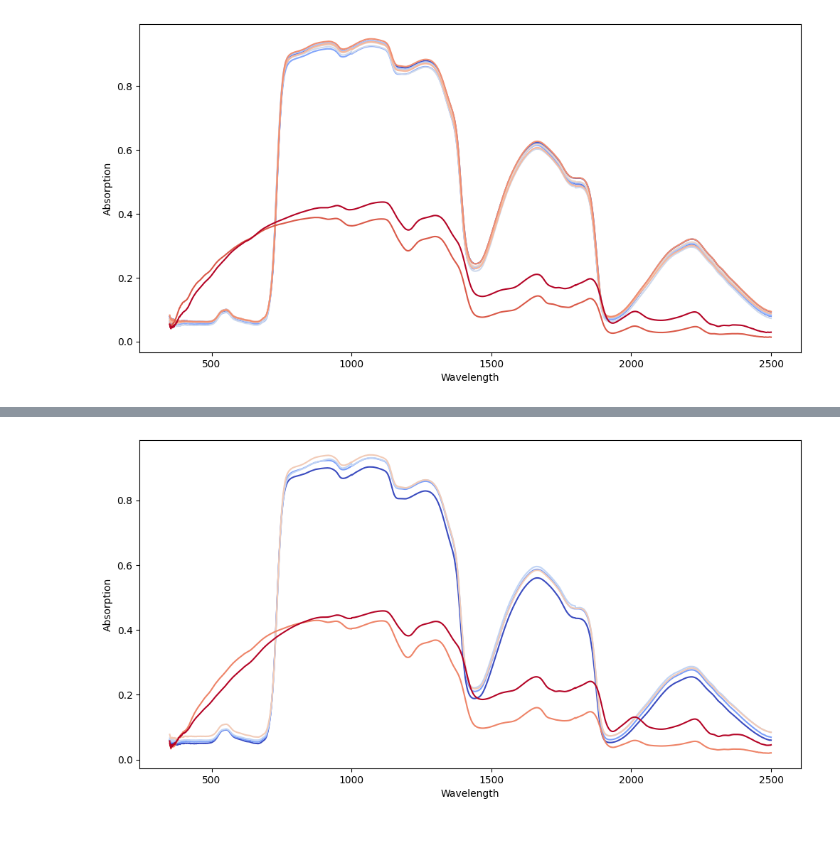
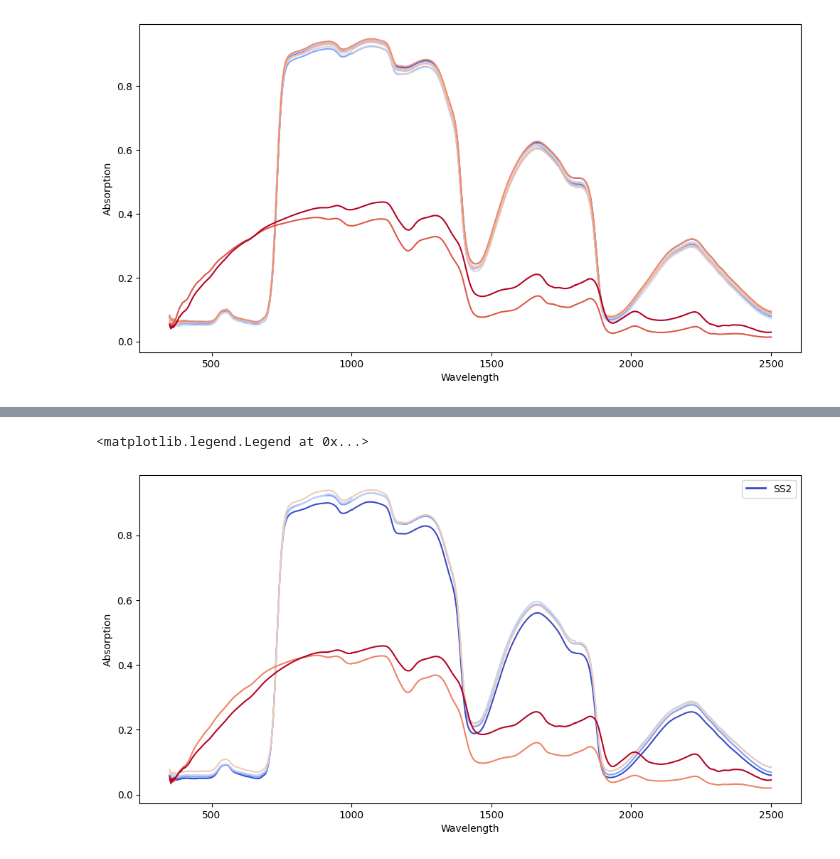
Before and after one commit to lucastabary/PIDR_RICOCHET, a Jupyter notebook: same_plant_viz.ipynb, the cells around one changed output, grey strips where cells are left out. Cells and saved outputs as stored; diff of their text form; code cells hidden in the pictures.

```diff
--- a/same_plant_viz.ipynb
+++ b/same_plant_viz.ipynb
@@ -79,4 +96,20 @@ num_curves = len(x_data_control)
 colors = cm.get_cmap('coolwarm', num_curves)
 for idx, k in enumerate(x_data_control):
     fill.plot(wavelength, k, color=colors(idx))
+
+# utiliser la date de chaque mesure comme label (détection automatique de la colonne date)
+date_col = None
+for c in SS1_plante.columns:
+    if any(x in c.lower() for x in ['date','jour','day','timestamp']):
+        date_col = c
+        break
+if date_col is None:
+    if 'Rep' in SS1_plante.columns:
+        dates = SS1_plante['Rep'].astype(str).tolist()
+    else:
+        dates = [str(i) for i in range(num_curves)]
+else:
+    dates = SS1_plante[date_col].astype(str).tolist()
+legend_elements = [Line2D([0], [0], color=colors(i), lw=2, label=dates[i]) for i in range(min(num_curves, len(dates)))]
+fill.legend(handles=legend_elements, loc='upper right')
 # %% [output]
@@ -84,28 +118,45 @@ for idx, k in enumerate(x_data_control):
 # %%
 #SS2
 SS2_plantes = data.drop(data[data.Rep>=2].index)
 SS2_plantes = SS2_plantes.loc[data["Traitement"]=="SS2",:]
 ID_count = SS2_plantes["ID"].value_counts()
 ID_indexes = ID_count.index.to_list() # range dans une liste la liste des index pour lequel la plante a le plus de valeur
 
 SS2_plante = SS2_plantes[SS2_plantes.ID == ID_indexes[0]]
 
 ##ploting
 wavelength = [i for i in range(350,2501)]
 x_data_control= SS2_plante.loc[:,"350":"2500"].to_numpy()
 
 plt.figure(figsize=(12,6))
 plt.xlabel("Wavelength")
 plt.ylabel("Absorption")
 fill = plt.subplot()
 
 import matplotlib.cm as cm
 num_curves = len(x_data_control)
 colors = cm.get_cmap('coolwarm', num_curves)
 for idx, k in enumerate(x_data_control):
     fill.plot(wavelength, k, color=colors(idx))
+
+# utiliser la date de chaque mesure comme label (détection automatique de la colonne date)
+date_col = None
+for c in SS2_plante.columns:
+    if any(x in c.lower() for x in ['date','jour','day','timestamp']):
+        date_col = c
+        break
+if date_col is None:
+    if 'Rep' in SS2_plante.columns:
+        dates = SS2_plante['Rep'].astype(str).tolist()
+    else:
+        dates = [str(i) for i in range(num_curves)]
+else:
+    dates = SS2_plante[date_col].astype(str).tolist()
+legend_elements = [Line2D([0], [0], color=colors(i), lw=2, label=dates[i]) for i in range(min(num_curves, len(dates)))]
+fill.legend(handles=legend_elements, loc='upper right')
 # %% [output]
+<matplotlib.legend.Legend at 0x...>
-[figure, old version]
+[figure, new version]
 # %%
 #RS1
 RS1_plantes = data.drop(data[data.Rep>=2].index)
```
Also changed, not shown: parts of 5 cells of this notebook, 3 other files.
